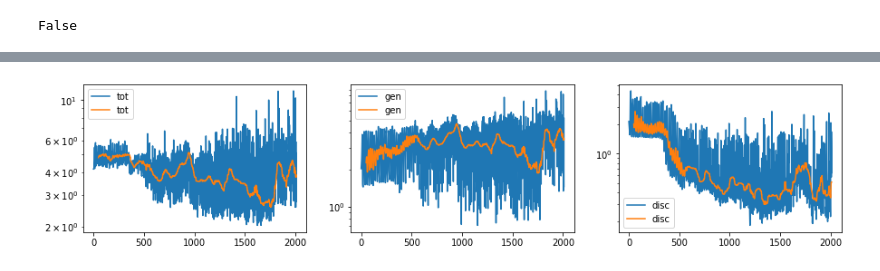
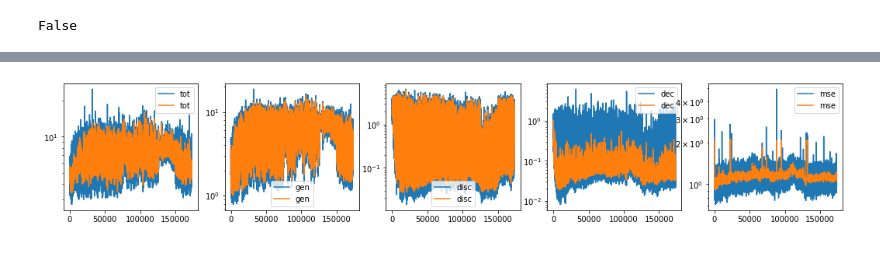
Before and after one commit to sergeivolodin/causality-disentanglement-rl, a Jupyter notebook: debug/gan_kc_tests.ipynb, the cells around one changed output, grey strips where cells are left out. Drawn from its saved outputs; the diff is of its cells as text; code cells hidden in the pictures.

Commit message:
Only run the remaining epochs

```diff
--- a/debug/gan_kc_tests.ipynb
+++ b/debug/gan_kc_tests.ipynb
@@ -279,6 +308,7 @@ class AdhocWorldModel(nn.Module):
 metrics = []
 losses_gen = []
 losses_disc = []
+losses_dec = []
 ratios = []
 ctx_set = False
 # %%
@@ -329,15 +374,24 @@ with tqdm(total=epochs) as pbar:
         def get_loss_obj(loss_type):
             l_obj_fit = context_rewriter(function=feature_causal_gan, rewrite={'model': 'non_sparse_model_add'},
                                          **ctx,
-                                         loss_type=loss_type)
+                                         loss_type=loss_type,
+                                         add_mse_coeff=1.0)
             return l_obj_fit
 
 
         l_obj_disc = get_loss_obj('discriminator')
         l_obj_gen = get_loss_obj('generator')
+        l_obj_dec = get_loss_obj('only_contrastive')
 
-        stage = (i // 2) % 2
+        stage = (i // 50) % 3
         if stage == 0:
+            # contrastive loss training
+            loss = l_obj_dec['loss']
+
+            opt_dec.zero_grad()
+            loss.backward()
+            opt_dec.step()
+        elif stage == 2:
             # discriminator training
 
             loss = l_obj_disc['loss']
@@ -355,8 +409,10 @@ with tqdm(total=epochs) as pbar:
 
         losses_gen.append(l_obj_gen['loss'].item())
         losses_disc.append(l_obj_disc['loss'].item())
+        losses_dec.append(l_obj_dec['loss'].item())
         m = {}
         m.update(l_obj_disc['metrics'])
         metrics.append(m)
         pbar.update(1)
-        pbar.set_postfix(loss_gen=losses_gen[-1], loss_disc=losses_disc[-1], stage=stage)
+        pbar.set_postfix(loss_gen=losses_gen[-1], loss_disc=losses_disc[-1], stage=stage, loss_dec=losses_dec[-1],
+                         mse=metrics[-1]['mse_model_pred'])
@@ -363,24 +423,42 @@ with tqdm(total=epochs) as pbar:
 # %%
-# multistep
-plt.figure(figsize=(15, 3))
-plt.subplot(1, 3, 1)
+metrics_dct = lstdct2dctlst(metrics)
+
+# gan
+plt.figure(figsize=(18, 3))
+plt.subplot(1, 5, 1)
 losses = np.array(losses_gen) + losses_disc
 plt.plot(losses, label='tot')
 plt.plot(pd.Series(losses).rolling(50).median(), label='tot')
 plt.legend()
 plt.yscale('log')
 
-plt.subplot(1, 3, 2)
+plt.subplot(1, 5, 2)
 plt.plot(losses_gen, label='gen')
 plt.plot(pd.Series(losses_gen).rolling(50).median(), label='gen')
 plt.legend()
 plt.yscale('log')
-plt.subplot(1, 3, 3)
+plt.subplot(1, 5, 3)
 plt.plot(losses_disc, label='disc')
 plt.plot(pd.Series(losses_disc).rolling(50).median(), label='disc')
 
 plt.legend()
 #plt.plot(dplus, label='dplus')
 plt.yscale('log')
+
+plt.subplot(1, 5, 4)
+plt.plot(losses_dec, label='dec')
+plt.plot(pd.Series(losses_dec).rolling(50).median(), label='dec')
+
+plt.legend()
+#plt.plot(dplus, label='dplus')
+plt.yscale('log')
+
+plt.subplot(1, 5, 5)
+plt.plot(metrics_dct['mse_model_pred'], label='mse')
+plt.plot(pd.Series(metrics_dct['mse_model_pred']).rolling(50).median(), label='mse')
+
+plt.legend()
+#plt.plot(dplus, label='dplus')
+plt.yscale('log')
 # %% [output]
-[figure, old version]
+[figure, new version]
```
Also changed, not shown: parts of 26 cells of this notebook, 5 other files.
